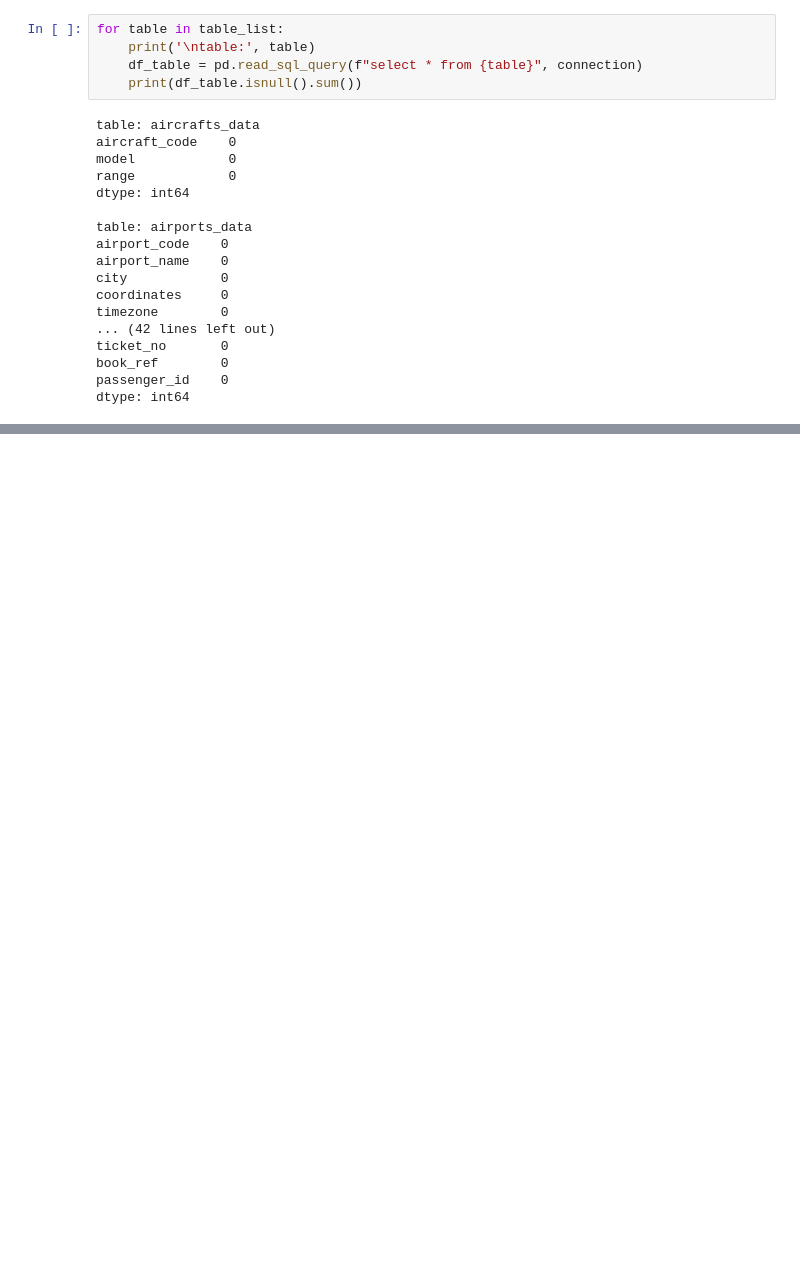
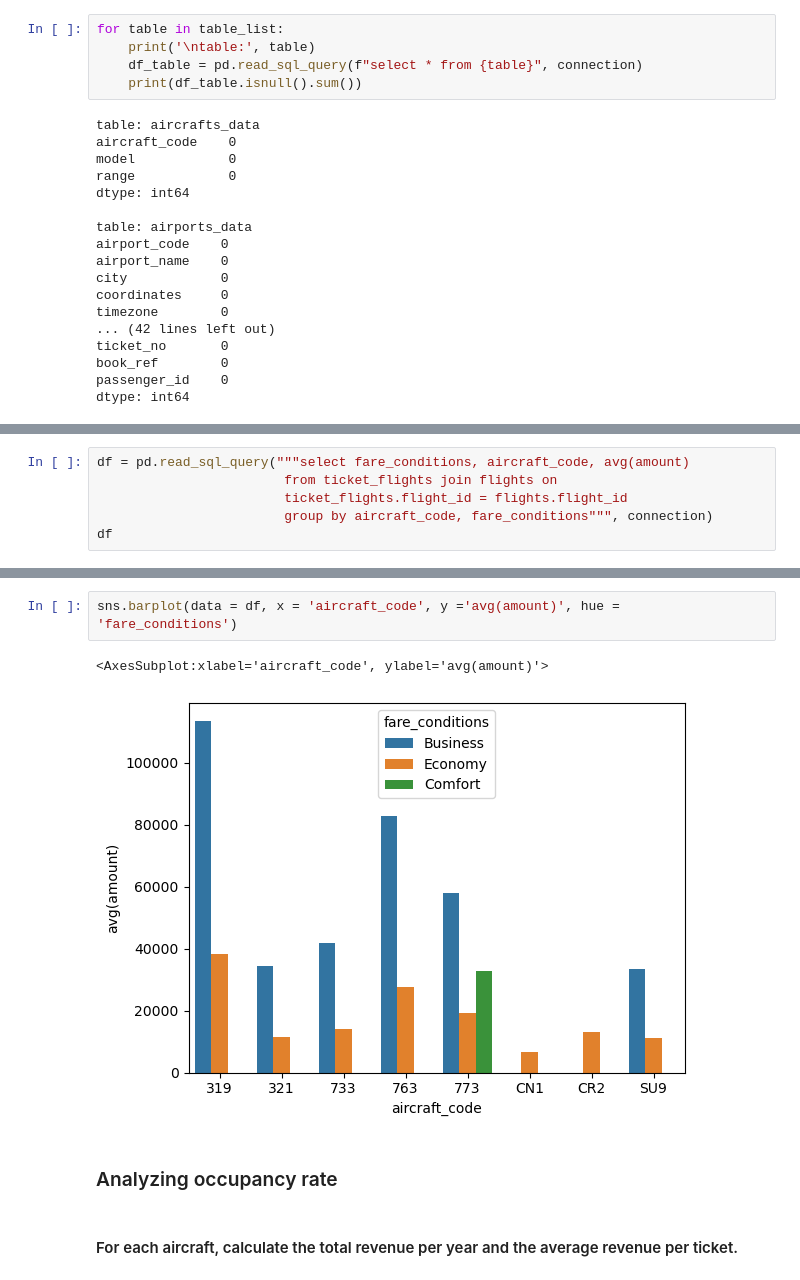
Before and after one commit to akakshat/Airline_Data_Analysis, a Jupyter notebook: airline_data_analysis.ipynb, the cells around one changed output, grey strips where cells are left out. Cells and saved outputs as stored; diff of their text form; blank space fills up the shorter version.

```diff
--- a/airline_data_analysis.ipynb
+++ b/airline_data_analysis.ipynb
@@ -161,0 +262,6 @@ dtype: int64
+# %%
+df = pd.read_sql_query("""select fare_conditions, aircraft_code, avg(amount)
+                        from ticket_flights join flights on
+                        ticket_flights.flight_id = flights.flight_id
+                        group by aircraft_code, fare_conditions""", connection)
+df
@@ -161,0 +285,9 @@ dtype: int64
+# %%
+sns.barplot(data = df, x = 'aircraft_code', y ='avg(amount)', hue = 'fare_conditions')
+# %% [output]
+<AxesSubplot:xlabel='aircraft_code', ylabel='avg(amount)'>
+[figure, added]
+# %% [markdown]
+### Analyzing occupancy rate
+# %% [markdown]
+#### For each aircraft, calculate the total revenue per year and the average revenue per ticket.
```
Also changed, not shown: parts of 17 cells of this notebook.
